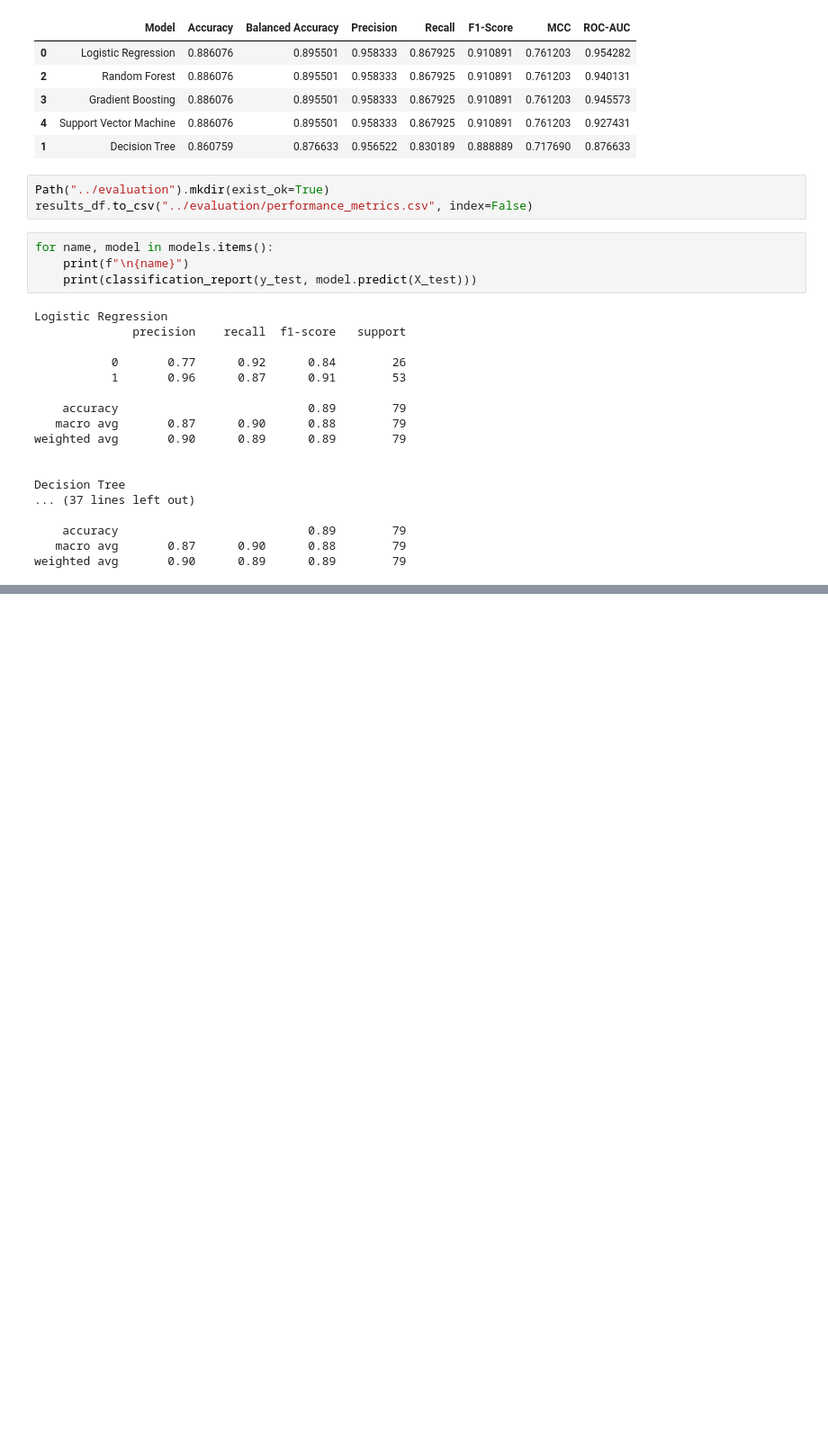
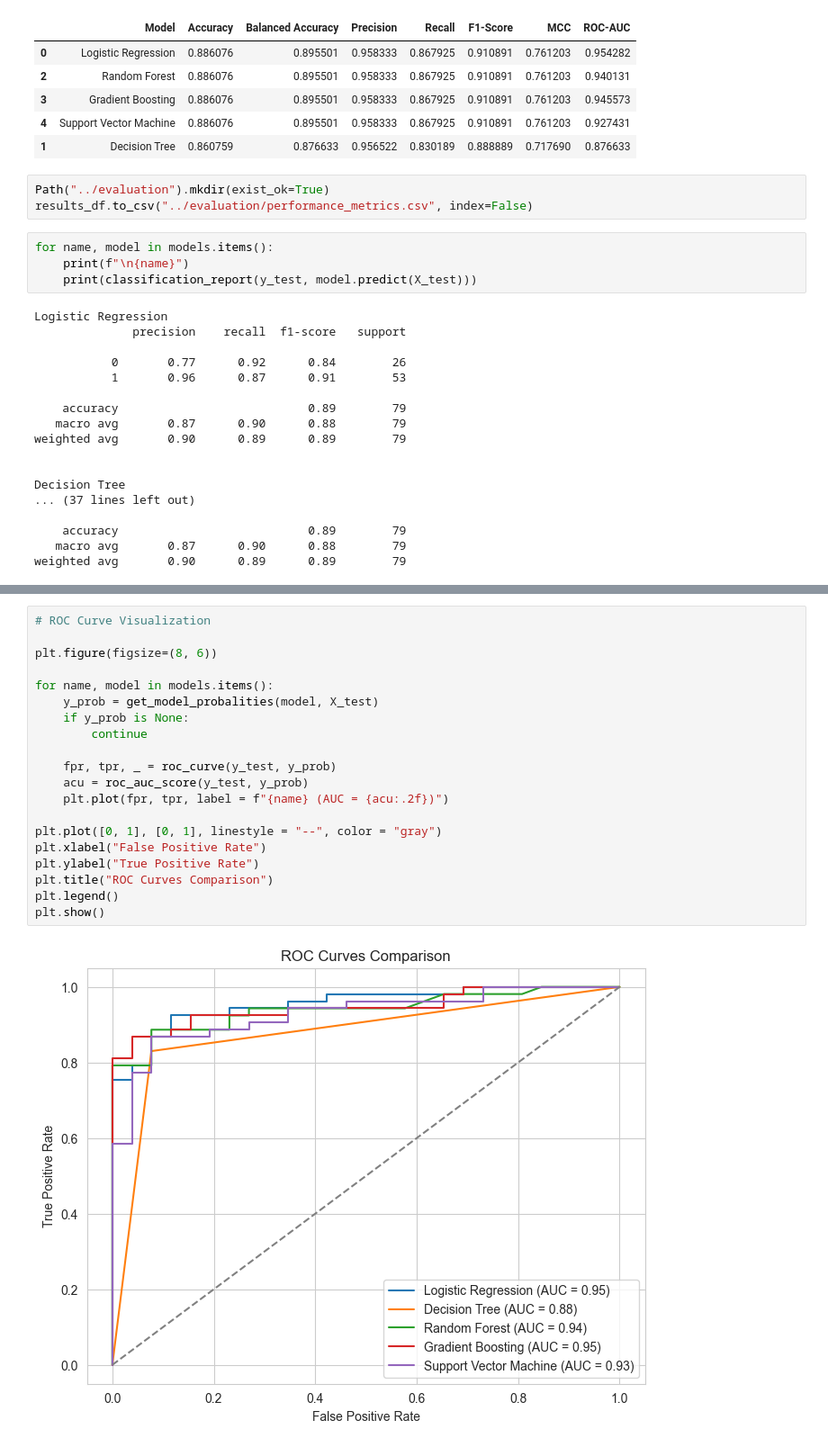
Before and after one commit to Acefinfo/Explainable-AI, a Jupyter notebook: notebooks/04_model_evaluation.ipynb, the cells around one changed output, grey strips where cells are left out. Shown at 90% size. Drawn from its saved outputs; the diff is of its cells as text; blank space fills up the shorter version.

```diff
--- a/notebooks/04_model_evaluation.ipynb
+++ b/notebooks/04_model_evaluation.ipynb
@@ -126,0 +146,22 @@ weighted avg       0.90      0.89      0.89        79
+# %%
+# ROC Curve Visualization
+
+plt.figure(figsize=(8, 6))
+
+for name, model in models.items():
+    y_prob = get_model_probalities(model, X_test)
+    if y_prob is None:
+        continue
+
+    fpr, tpr, _ = roc_curve(y_test, y_prob)
+    acu = roc_auc_score(y_test, y_prob)
+    plt.plot(fpr, tpr, label = f"{name} (AUC = {acu:.2f})")
+
+plt.plot([0, 1], [0, 1], linestyle = "--", color = "gray")
+plt.xlabel("False Positive Rate")
+plt.ylabel("True Positive Rate")
+plt.title("ROC Curves Comparison")
+plt.legend()
+plt.show()
+# %% [output]
+[figure, added]
```
Also changed, not shown: parts of 5 cells of this notebook.
